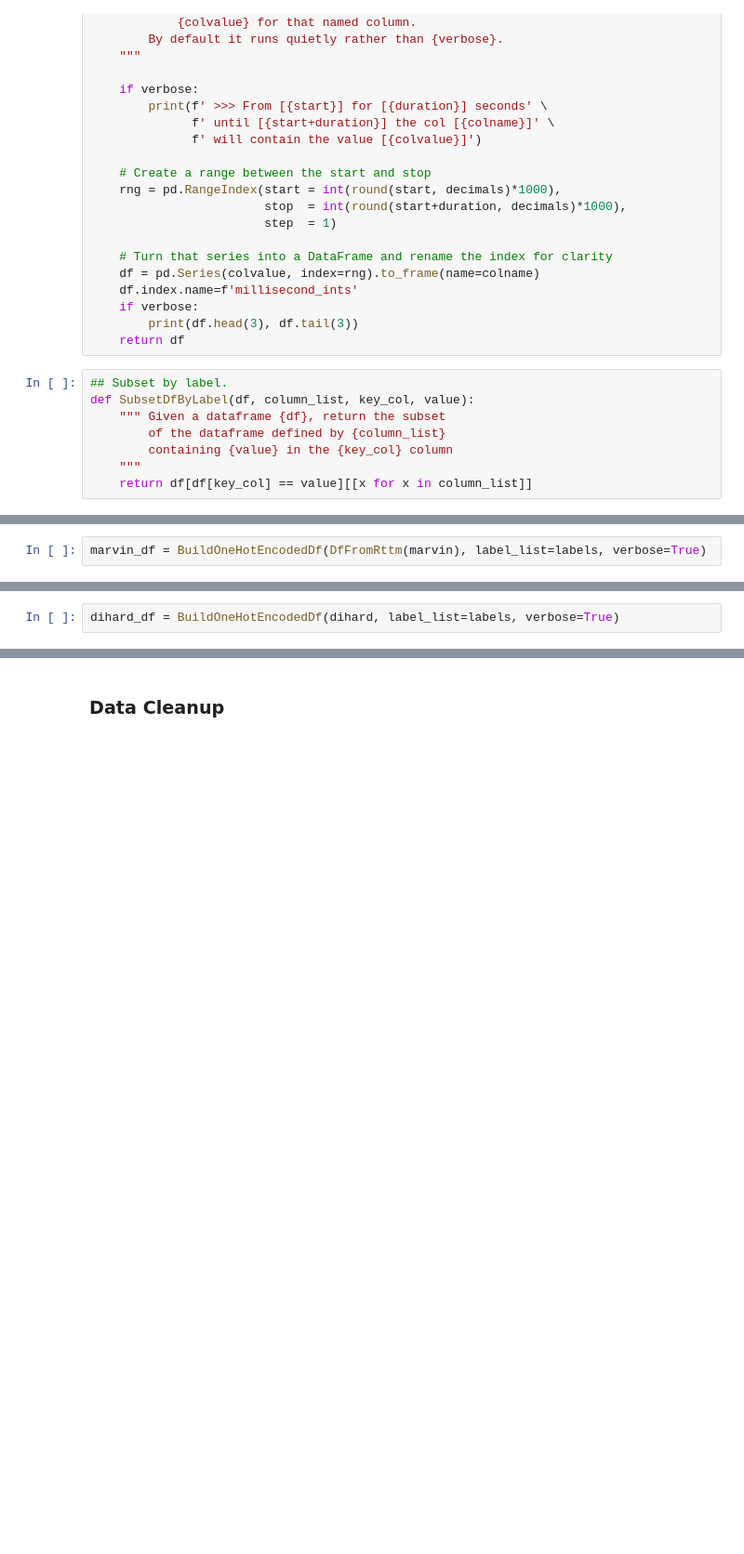
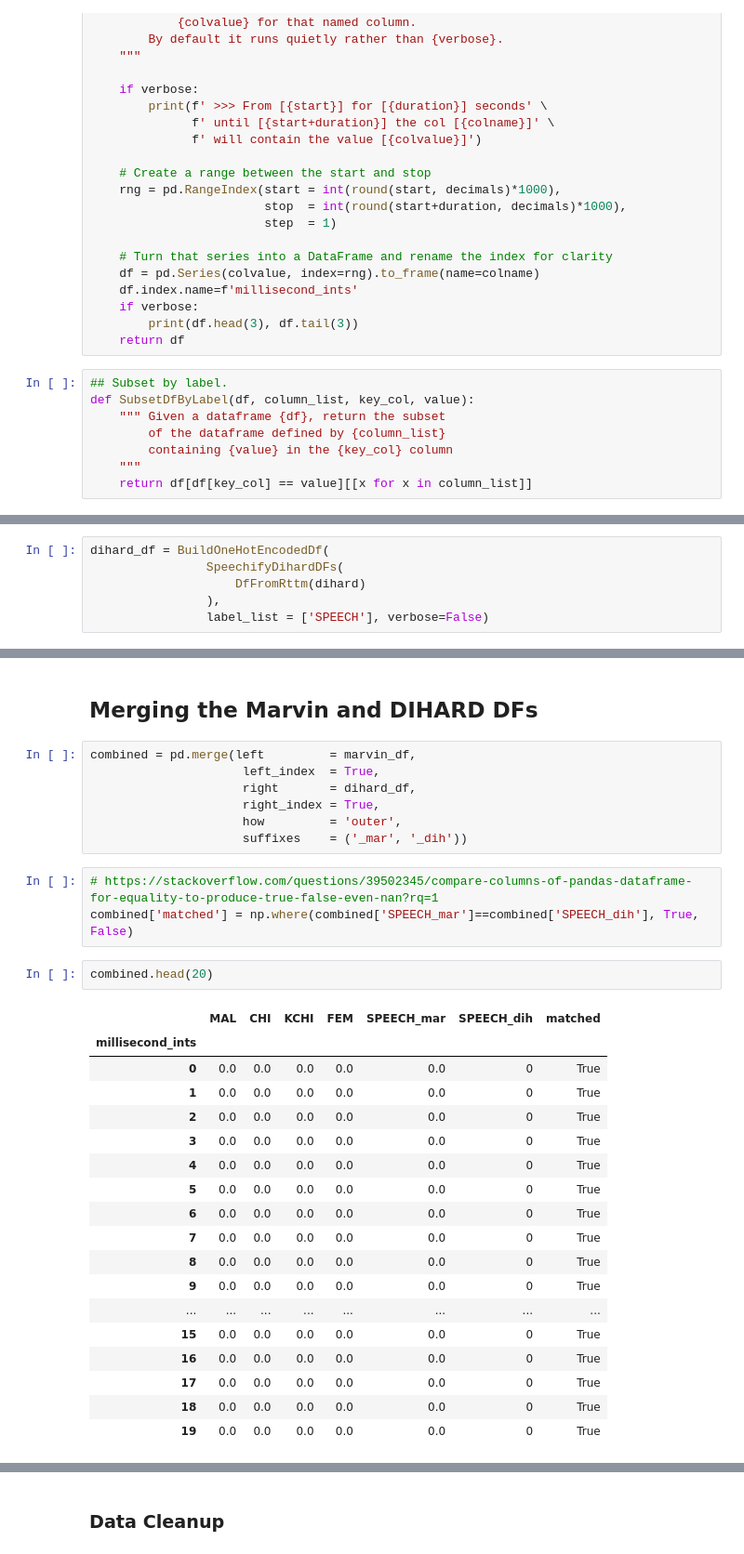
Before and after one commit to raybuhr/teacherprints, a Jupyter notebook: merging_marvin_and_bruce.ipynb, the cells around one changed output, grey strips where cells are left out. Shown: that part at 93% size. Drawn from its saved outputs; the diff is of its cells as text; blank space fills up the shorter version.

Commit message:
Initial stab at merging Marvin RTTMs and DIHARD RTTMs. Also converting Anna's analyses to functions.

```diff
--- a/merging_marvin_and_bruce.ipynb
+++ b/merging_marvin_and_bruce.ipynb
@@ -265,2 +316,0 @@ labels = ['MAL', 'CHI', 'KCHI', 'FEM', 'SPEECH']
-# %%
-marvin_df = BuildOneHotEncodedDf(DfFromRttm(marvin), label_list=labels, verbose=True)
@@ -271,3 +338,7 @@ marvin_df.head(20)
 # %%
-dihard_df = BuildOneHotEncodedDf(dihard, label_list=labels, verbose=True)
+dihard_df = BuildOneHotEncodedDf(
+                SpeechifyDihardDFs(
+                    DfFromRttm(dihard)
+                ),
+                label_list = ['SPEECH'], verbose=False)
 # %% [output]
@@ -349,0 +377,33 @@ result.shape
+# %% [markdown]
+## Merging the Marvin and DIHARD DFs
+# %%
+combined = pd.merge(left         = marvin_df,
+                     left_index  = True,
+                     right       = dihard_df,
+                     right_index = True,
+                     how         = 'outer',
+                     suffixes    = ('_mar', '_dih'))
+# %%
+# https://stackoverflow.com/questions/39502345/compare-columns-of-pandas-dataframe-for-equality-to-produce-true-false-even-nan?rq=1
+combined['matched'] = np.where(combined['SPEECH_mar']==combined['SPEECH_dih'], True, False)
+# %%
+combined.head(20)
+# %% [output]
+|  | MAL | CHI | KCHI | FEM | SPEECH_mar | SPEECH_dih | matched |
+| millisecond_ints |  |  |  |  |  |  |  |
+| 0 | 0.0 | 0.0 | 0.0 | 0.0 | 0.0 | 0 | True |
+| 1 | 0.0 | 0.0 | 0.0 | 0.0 | 0.0 | 0 | True |
+| 2 | 0.0 | 0.0 | 0.0 | 0.0 | 0.0 | 0 | True |
+| 3 | 0.0 | 0.0 | 0.0 | 0.0 | 0.0 | 0 | True |
+| 4 | 0.0 | 0.0 | 0.0 | 0.0 | 0.0 | 0 | True |
+| 5 | 0.0 | 0.0 | 0.0 | 0.0 | 0.0 | 0 | True |
+| 6 | 0.0 | 0.0 | 0.0 | 0.0 | 0.0 | 0 | True |
+| 7 | 0.0 | 0.0 | 0.0 | 0.0 | 0.0 | 0 | True |
+| 8 | 0.0 | 0.0 | 0.0 | 0.0 | 0.0 | 0 | True |
+| 9 | 0.0 | 0.0 | 0.0 | 0.0 | 0.0 | 0 | True |
+| ... | ... | ... | ... | ... | ... | ... | ... |
+| 15 | 0.0 | 0.0 | 0.0 | 0.0 | 0.0 | 0 | True |
+| 16 | 0.0 | 0.0 | 0.0 | 0.0 | 0.0 | 0 | True |
+| 17 | 0.0 | 0.0 | 0.0 | 0.0 | 0.0 | 0 | True |
+| 18 | 0.0 | 0.0 | 0.0 | 0.0 | 0.0 | 0 | True |
+| 19 | 0.0 | 0.0 | 0.0 | 0.0 | 0.0 | 0 | True |
```
Also changed, not shown: parts of 59 cells of this notebook.
